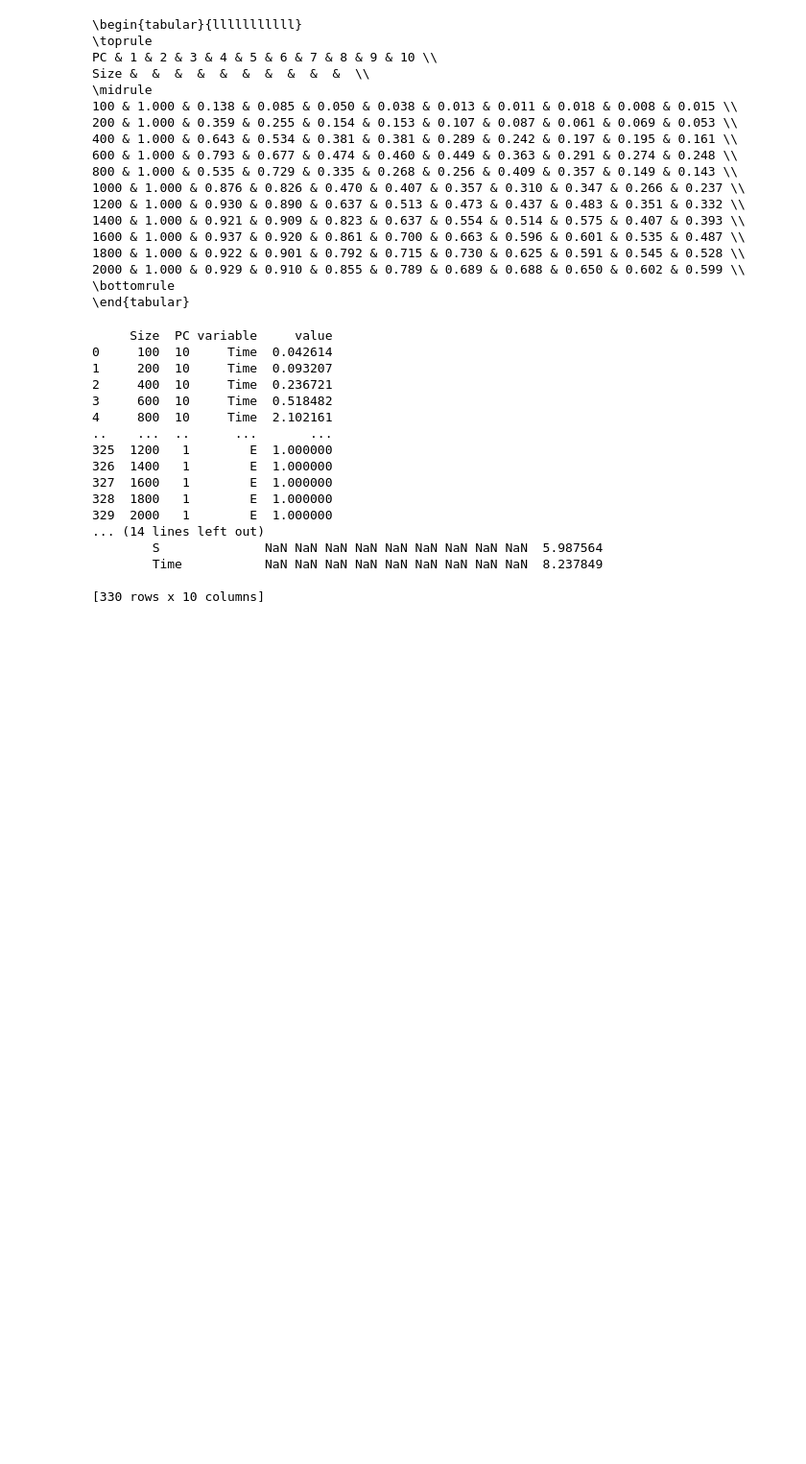
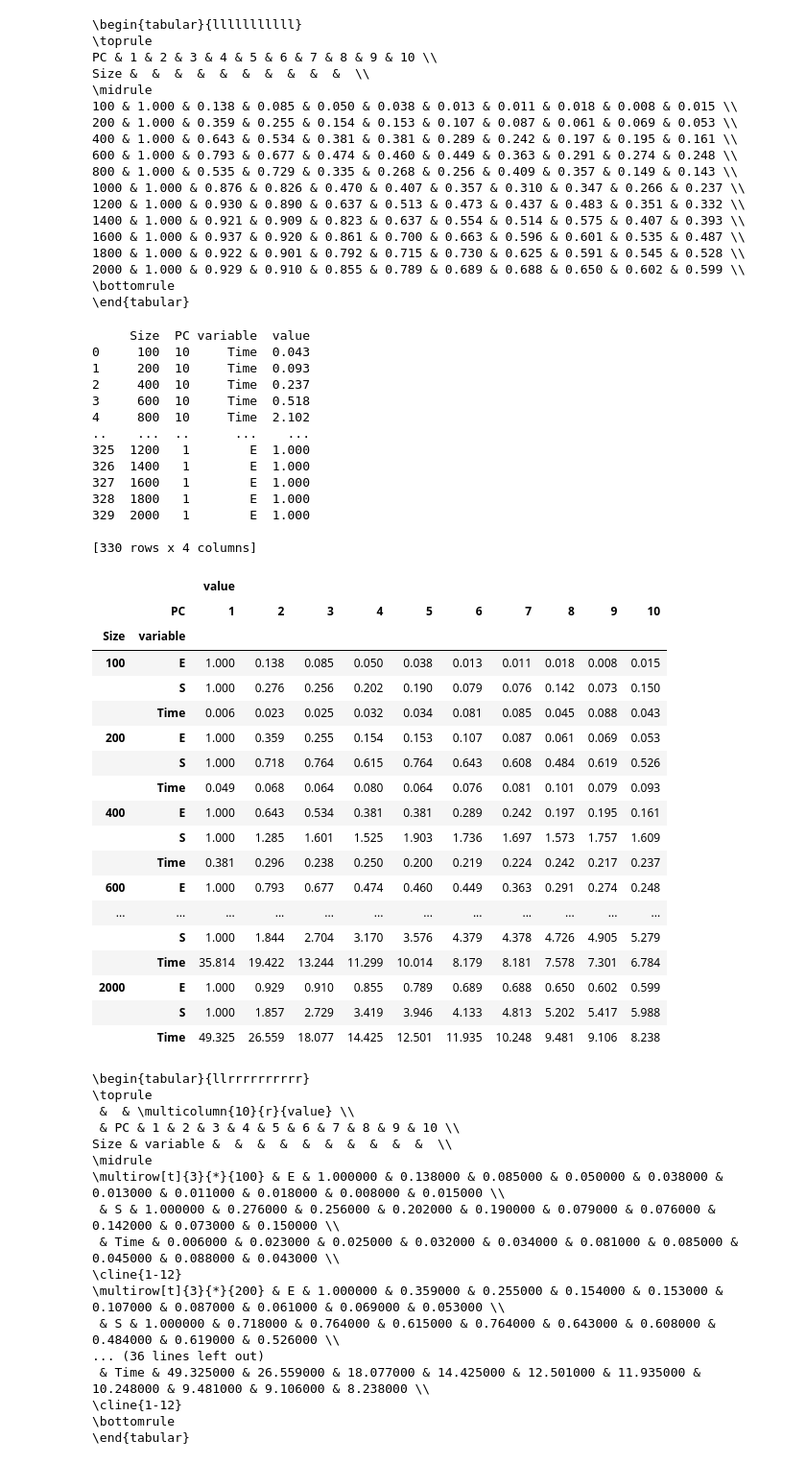
Before and after one commit to VolodyaLarin/bmstu-ppp, a Jupyter notebook: hw/prepares.ipynb, the cells around one changed output. Shown at 96% size. Saved outputs shown, nothing was run; the diff lists cells and outputs as text; code cells hidden in the pictures; blank space fills up the shorter version.

```diff
--- a/hw/prepares.ipynb
+++ b/hw/prepares.ipynb
@@ -431,32 +431,68 @@ Size &  &  &  &  &  &  &  &  &  &  \\
 \bottomrule
 \end{tabular}
 # %%
-# Преобразуем данные в длинный формат
+
 long_df = pd.melt(df, id_vars=['Size', 'PC'], value_vars=['Time', 'S', 'E'])
 
+long_df['value'] = long_df['value'].map(lambda x: float(f"{x:.3f}"))
+
 print(long_df)
-
 # Применяем pivot_table для создания итоговой таблицы
-table = long_df.pivot_table(index=[ 'PC', 'Size', 'variable'], columns=['PC'], values=['value'])
+table = long_df.pivot_table(index=[ 'Size', 'variable'], columns=['PC'])
 
 
 # Отображаем таблицу
-print(table)
+display(table)
+
+print(table.to_latex())
 # %% [output]
-     Size  PC variable     value
-0     100  10     Time  0.042614
-1     200  10     Time  0.093207
-2     400  10     Time  0.236721
-3     600  10     Time  0.518482
-4     800  10     Time  2.102161
-..    ...  ..      ...       ...
-325  1200   1        E  1.000000
-326  1400   1        E  1.000000
-327  1600   1        E  1.000000
-328  1800   1        E  1.000000
-329  2000   1        E  1.000000
-... (14 lines left out)
-        S              NaN NaN NaN NaN NaN NaN NaN NaN NaN  5.987564
-        Time           NaN NaN NaN NaN NaN NaN NaN NaN NaN  8.237849
+     Size  PC variable  value
+0     100  10     Time  0.043
+1     200  10     Time  0.093
+2     400  10     Time  0.237
+3     600  10     Time  0.518
+4     800  10     Time  2.102
+..    ...  ..      ...    ...
+325  1200   1        E  1.000
+326  1400   1        E  1.000
+327  1600   1        E  1.000
+328  1800   1        E  1.000
+329  2000   1        E  1.000
 
-[330 rows x 10 columns]
+[330 rows x 4 columns]
+|  |  | value |  |  |  |  |  |  |  |  |  |
+|  | PC | 1 | 2 | 3 | 4 | 5 | 6 | 7 | 8 | 9 | 10 |
+| Size | variable |  |  |  |  |  |  |  |  |  |  |
+| 100 | E | 1.000 | 0.138 | 0.085 | 0.050 | 0.038 | 0.013 | 0.011 | 0.018 | 0.008 | 0.015 |
+|  | S | 1.000 | 0.276 | 0.256 | 0.202 | 0.190 | 0.079 | 0.076 | 0.142 | 0.073 | 0.150 |
+|  | Time | 0.006 | 0.023 | 0.025 | 0.032 | 0.034 | 0.081 | 0.085 | 0.045 | 0.088 | 0.043 |
+| 200 | E | 1.000 | 0.359 | 0.255 | 0.154 | 0.153 | 0.107 | 0.087 | 0.061 | 0.069 | 0.053 |
+|  | S | 1.000 | 0.718 | 0.764 | 0.615 | 0.764 | 0.643 | 0.608 | 0.484 | 0.619 | 0.526 |
+|  | Time | 0.049 | 0.068 | 0.064 | 0.080 | 0.064 | 0.076 | 0.081 | 0.101 | 0.079 | 0.093 |
+| 400 | E | 1.000 | 0.643 | 0.534 | 0.381 | 0.381 | 0.289 | 0.242 | 0.197 | 0.195 | 0.161 |
+|  | S | 1.000 | 1.285 | 1.601 | 1.525 | 1.903 | 1.736 | 1.697 | 1.573 | 1.757 | 1.609 |
+|  | Time | 0.381 | 0.296 | 0.238 | 0.250 | 0.200 | 0.219 | 0.224 | 0.242 | 0.217 | 0.237 |
+| 600 | E | 1.000 | 0.793 | 0.677 | 0.474 | 0.460 | 0.449 | 0.363 | 0.291 | 0.274 | 0.248 |
+| ... | ... | ... | ... | ... | ... | ... | ... | ... | ... | ... | ... |
+|  | S | 1.000 | 1.844 | 2.704 | 3.170 | 3.576 | 4.379 | 4.378 | 4.726 | 4.905 | 5.279 |
+|  | Time | 35.814 | 19.422 | 13.244 | 11.299 | 10.014 | 8.179 | 8.181 | 7.578 | 7.301 | 6.784 |
+| 2000 | E | 1.000 | 0.929 | 0.910 | 0.855 | 0.789 | 0.689 | 0.688 | 0.650 | 0.602 | 0.599 |
+|  | S | 1.000 | 1.857 | 2.729 | 3.419 | 3.946 | 4.133 | 4.813 | 5.202 | 5.417 | 5.988 |
+|  | Time | 49.325 | 26.559 | 18.077 | 14.425 | 12.501 | 11.935 | 10.248 | 9.481 | 9.106 | 8.238 |
+\begin{tabular}{llrrrrrrrrrr}
+\toprule
+ &  & \multicolumn{10}{r}{value} \\
+ & PC & 1 & 2 & 3 & 4 & 5 & 6 & 7 & 8 & 9 & 10 \\
+Size & variable &  &  &  &  &  &  &  &  &  &  \\
+\midrule
+\multirow[t]{3}{*}{100} & E & 1.000000 & 0.138000 & 0.085000 & 0.050000 & 0.038000 & 0.013000 & 0.011000 & 0.018000 & 0.008000 & 0.015000 \\
+ & S & 1.000000 & 0.276000 & 0.256000 & 0.202000 & 0.190000 & 0.079000 & 0.076000 & 0.142000 & 0.073000 & 0.150000 \\
+ & Time & 0.006000 & 0.023000 & 0.025000 & 0.032000 & 0.034000 & 0.081000 & 0.085000 & 0.045000 & 0.088000 & 0.043000 \\
+\cline{1-12}
+\multirow[t]{3}{*}{200} & E & 1.000000 & 0.359000 & 0.255000 & 0.154000 & 0.153000 & 0.107000 & 0.087000 & 0.061000 & 0.069000 & 0.053000 \\
+ & S & 1.000000 & 0.718000 & 0.764000 & 0.615000 & 0.764000 & 0.643000 & 0.608000 & 0.484000 & 0.619000 & 0.526000 \\
+... (36 lines left out)
+ & Time & 49.325000 & 26.559000 & 18.077000 & 14.425000 & 12.501000 & 11.935000 & 10.248000 & 9.481000 & 9.106000 & 8.238000 \\
+\cline{1-12}
+\bottomrule
+\end{tabular}
```
Also changed, not shown: parts of 1 cell of this notebook.
